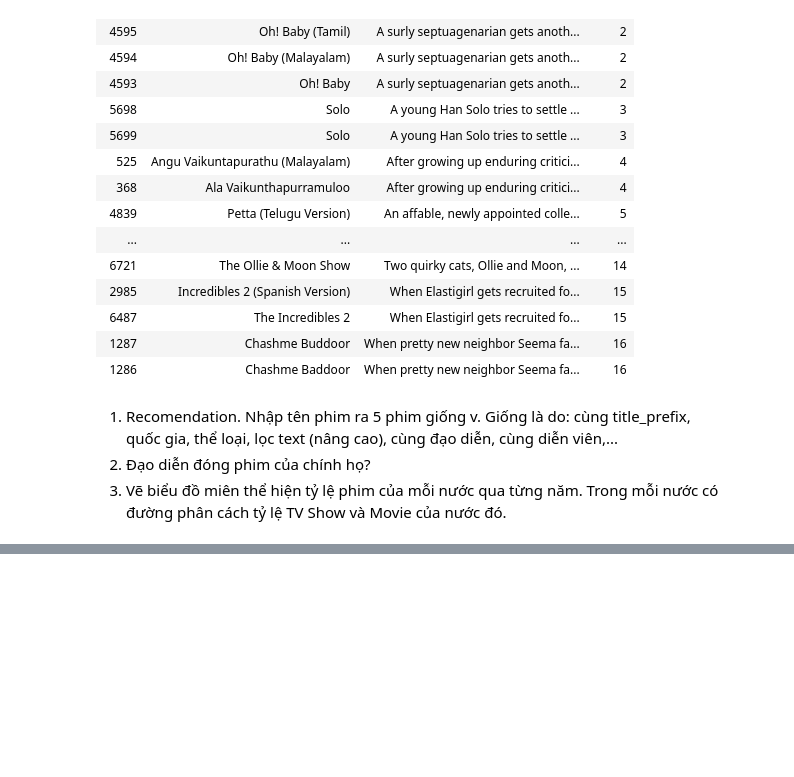
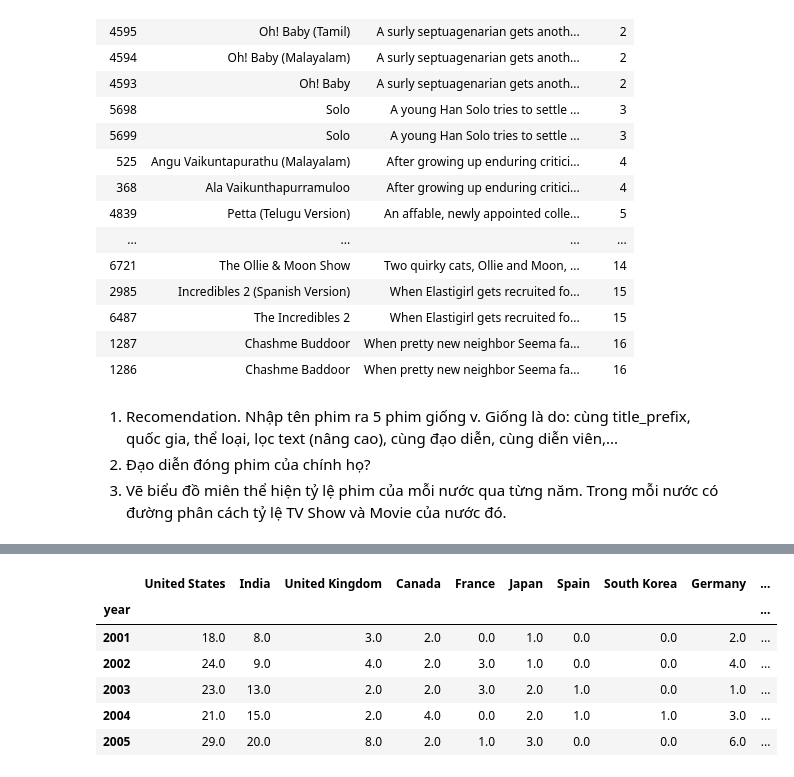
Before and after one commit to sgrayk/P4DS, a Jupyter notebook: Data preprocess Final.ipynb, the cells around one changed output, grey strips where cells are left out. Saved outputs shown, nothing was run; the diff lists cells and outputs as text; code cells hidden in the pictures; blank space fills up the shorter version.

```diff
--- a/Data preprocess Final.ipynb
+++ b/Data preprocess Final.ipynb
@@ -753,0 +935,3 @@ df1.reset_index().rename(columns={'index': 'Index'}).style\
+# %%
+df_year_country=df_movies[df_movies['type']=='Movie'][['release_year','country']].copy()
+df_year_country.head(10)
@@ -753,0 +957,19 @@ df1.reset_index().rename(columns={'index': 'Index'}).style\
+# %%
+df=pd.DataFrame(d).T
+df=df.fillna(0)
+df=df.rename_axis('year')
+
+df=df[most_common_countries]
+df=df[df.index>2000]
+
+#Remove all 0 year
+df=df.loc[~(df==0).all(axis=1)]
+df.head()
+# %% [output]
+|  | United States | India | United Kingdom | Canada | France | Japan | Spain | South Korea | Germany | ... |
+| year |  |  |  |  |  |  |  |  |  | ... |
+| 2001 | 18.0 | 8.0 | 3.0 | 2.0 | 0.0 | 1.0 | 0.0 | 0.0 | 2.0 | ... |
+| 2002 | 24.0 | 9.0 | 4.0 | 2.0 | 3.0 | 1.0 | 0.0 | 0.0 | 4.0 | ... |
+| 2003 | 23.0 | 13.0 | 2.0 | 2.0 | 3.0 | 2.0 | 1.0 | 0.0 | 1.0 | ... |
+| 2004 | 21.0 | 15.0 | 2.0 | 4.0 | 0.0 | 2.0 | 1.0 | 1.0 | 3.0 | ... |
+| 2005 | 29.0 | 20.0 | 8.0 | 2.0 | 1.0 | 3.0 | 0.0 | 0.0 | 6.0 | ... |
```
Also changed, not shown: parts of 41 cells of this notebook.
